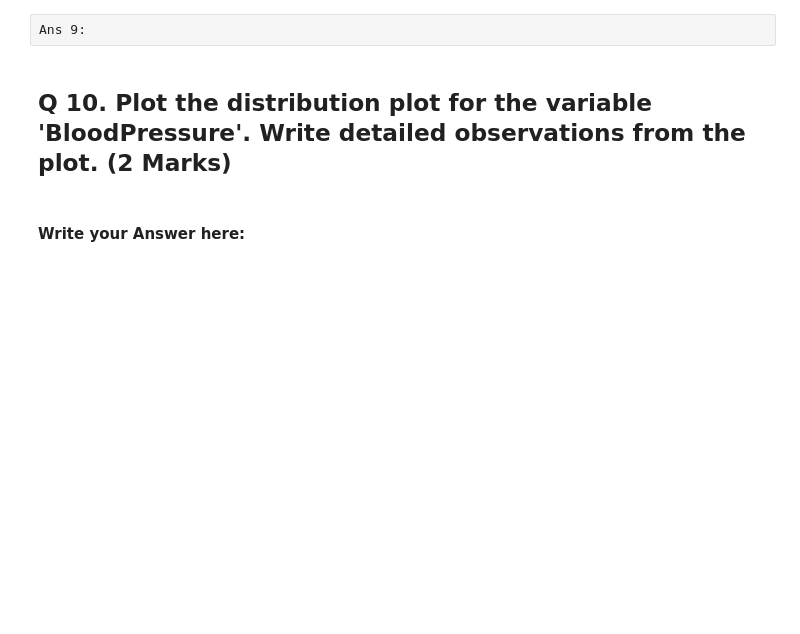
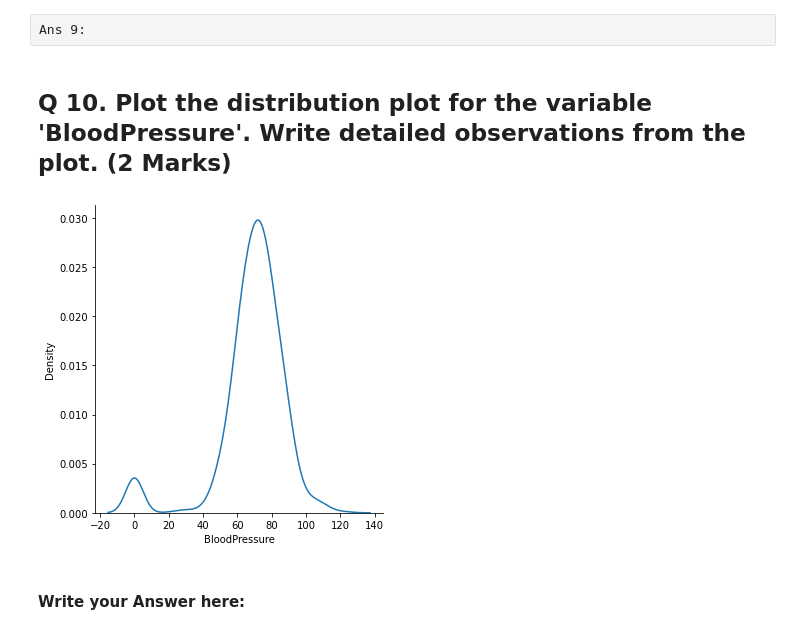
Before and after one commit to Upsjyq/MIT-IDSS-Data-Science-and-Machine-Learning, a Jupyter notebook: Foundations of Data Science/Diabetis Project/MIT_FDS_Project_Diabetes_Analysis_Questions-1.ipynb, the cells around one changed output. Saved outputs shown, nothing was run; the diff lists cells and outputs as text; code cells hidden in the pictures; blank space fills up the shorter version.

Commit message:
Diabetes project

```diff
--- a/Foundations of Data Science/Diabetis Project/MIT_FDS_Project_Diabetes_Analysis_Questions-1.ipynb
+++ b/Foundations of Data Science/Diabetis Project/MIT_FDS_Project_Diabetes_Analysis_Questions-1.ipynb
@@ -50,7 +50,7 @@ Ans 1:
 # %%
 #remove _____ & write the appropriate function name
 
-pima = pd.__________("diabetes.csv")
+pima = pd.read_csv("diabetes.csv")
 # %% [markdown]
 ## Q3. Show the last 10 records of the dataset. How many columns are there? (1 Mark)
 # %%
@@ -123,8 +180,10 @@ Ans 9:
 # %%
 #remove _____ & write the appropriate library name
 
-______.displot(pima['BloodPressure'], kind='kde')
+sns.displot(pima['BloodPressure'], kind='kde')
 plt.show()
+# %% [output]
+[figure, added]
 # %% [markdown]
 #### Write your Answer here:
 # %% [raw]
```
Also changed, not shown: parts of 20 cells of this notebook.
